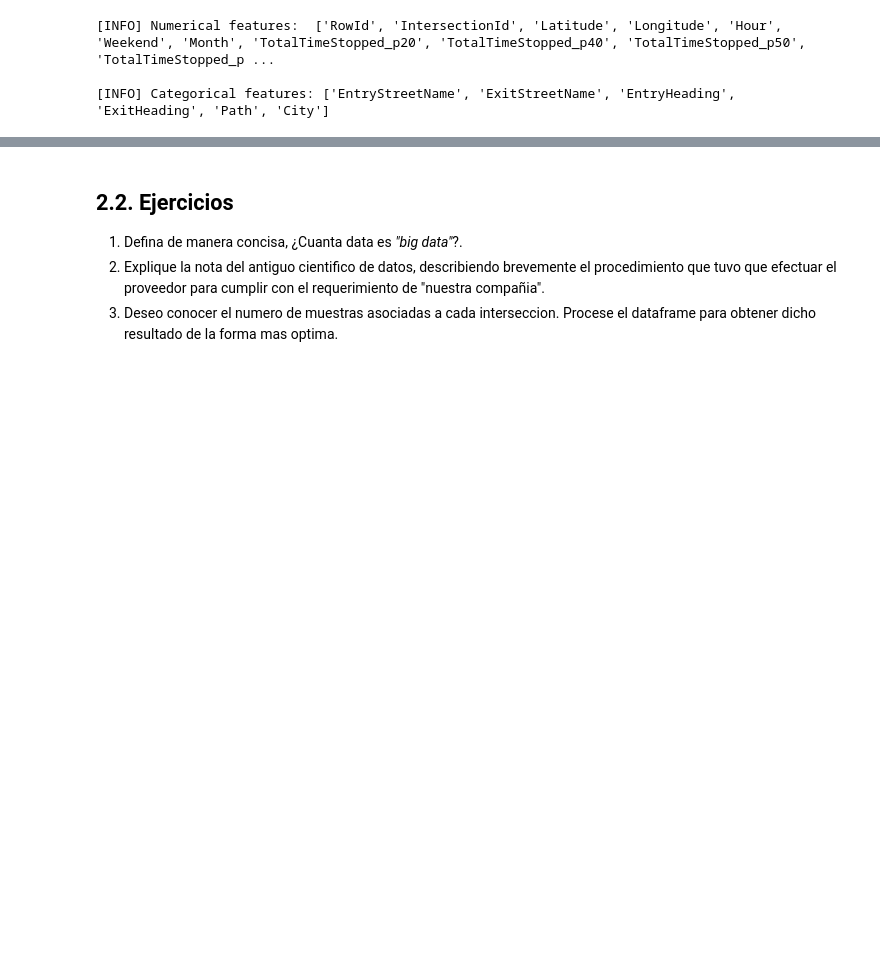
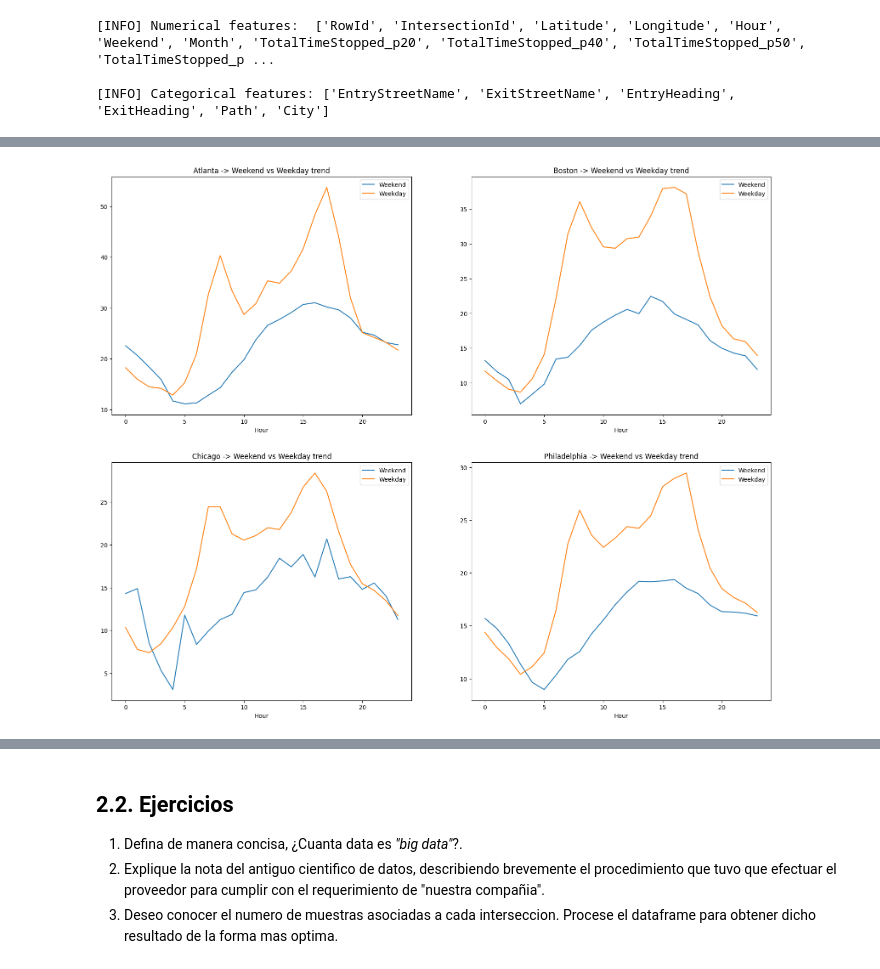
Before and after one commit to joefavergel/pbs-enae-ml-course, a Jupyter notebook: traffic_congestion_end-to-end_ml_project.ipynb, the cells around one changed output, grey strips where cells are left out. Saved outputs shown, nothing was run; the diff lists cells and outputs as text; code cells hidden in the pictures; blank space fills up the shorter version.

```diff
--- a/traffic_congestion_end-to-end_ml_project.ipynb
+++ b/traffic_congestion_end-to-end_ml_project.ipynb
@@ -348,0 +423,14 @@ plt.show()
+# %%
+target = 'TotalTimeStopped_p80'
+fig, axes = plt.subplots(nrows=2, ncols=2)
+axes = axes.ravel()
+for ax, city in zip(axes, cities):
+    tmp = train.query(f'City == @city')
+    hr_tmp = pd.DataFrame(index=tmp.Hour.unique())
+    hr_tmp['Weekend'] = tmp[tmp['Weekend']==1].groupby(['Hour'])[target].mean()
+    hr_tmp['Weekday'] = tmp[tmp['Weekend']==0].groupby(['Hour'])[target].mean()
+    hr_tmp = hr_tmp.sort_index()
+    ax.set_xlabel("Hour")
+    hr_tmp.plot(ax=ax, title=f"{city} -> Weekend vs Weekday trend", figsize=(20,16))
+# %% [output]
+[figure, added]
```
Also changed, not shown: parts of 35 cells of this notebook.
